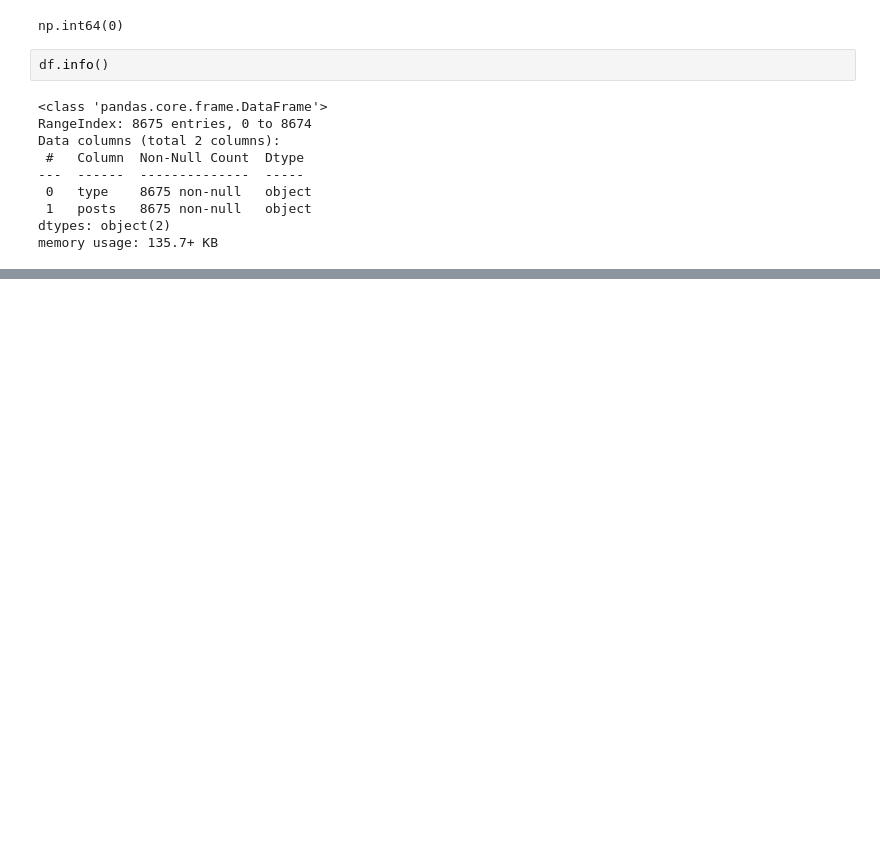
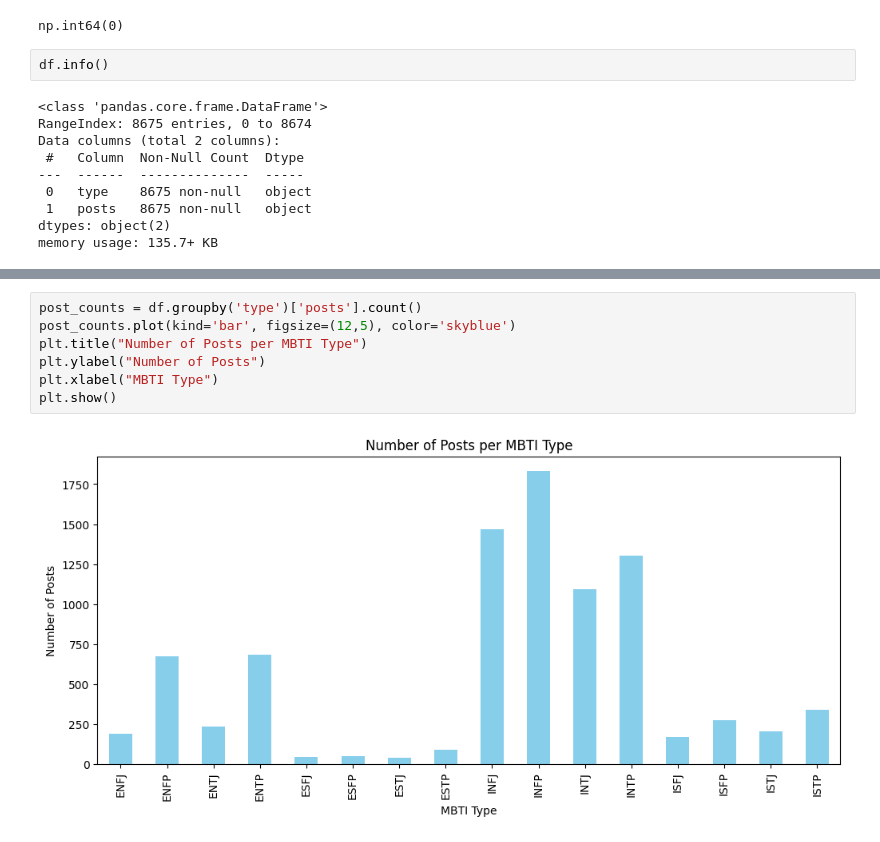
Before and after one commit to EngMohamed-op/MBTI-Personality, a Jupyter notebook: EDA_project.ipynb, the cells around one changed output, grey strips where cells are left out. Saved outputs shown, nothing was run; the diff lists cells and outputs as text; blank space fills up the shorter version.

```diff
--- a/EDA_project.ipynb
+++ b/EDA_project.ipynb
@@ -67,0 +136,9 @@ df.describe()
+# %%
+post_counts = df.groupby('type')['posts'].count()
+post_counts.plot(kind='bar', figsize=(12,5), color='skyblue')
+plt.title("Number of Posts per MBTI Type")
+plt.ylabel("Number of Posts")
+plt.xlabel("MBTI Type")
+plt.show()
+# %% [output]
+[figure, added]
```
Also changed, not shown: parts of 26 cells of this notebook.
